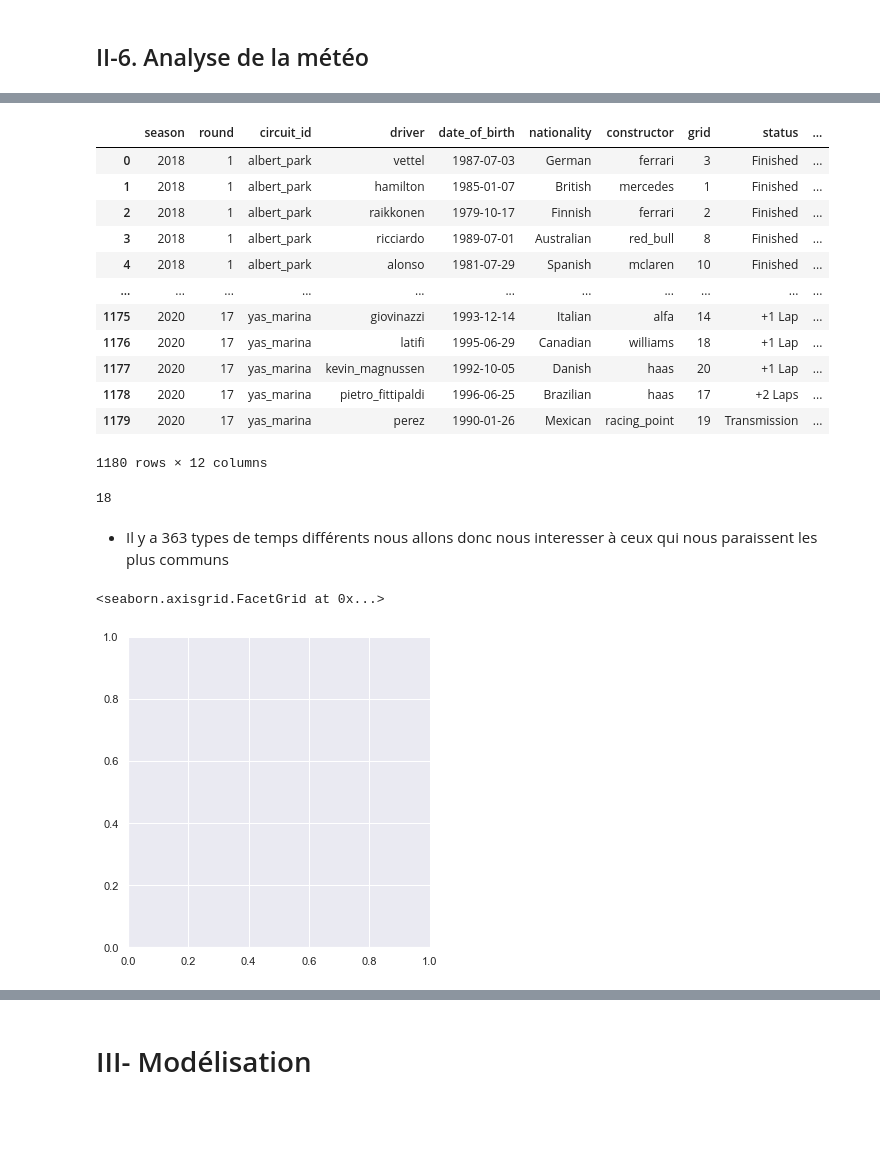
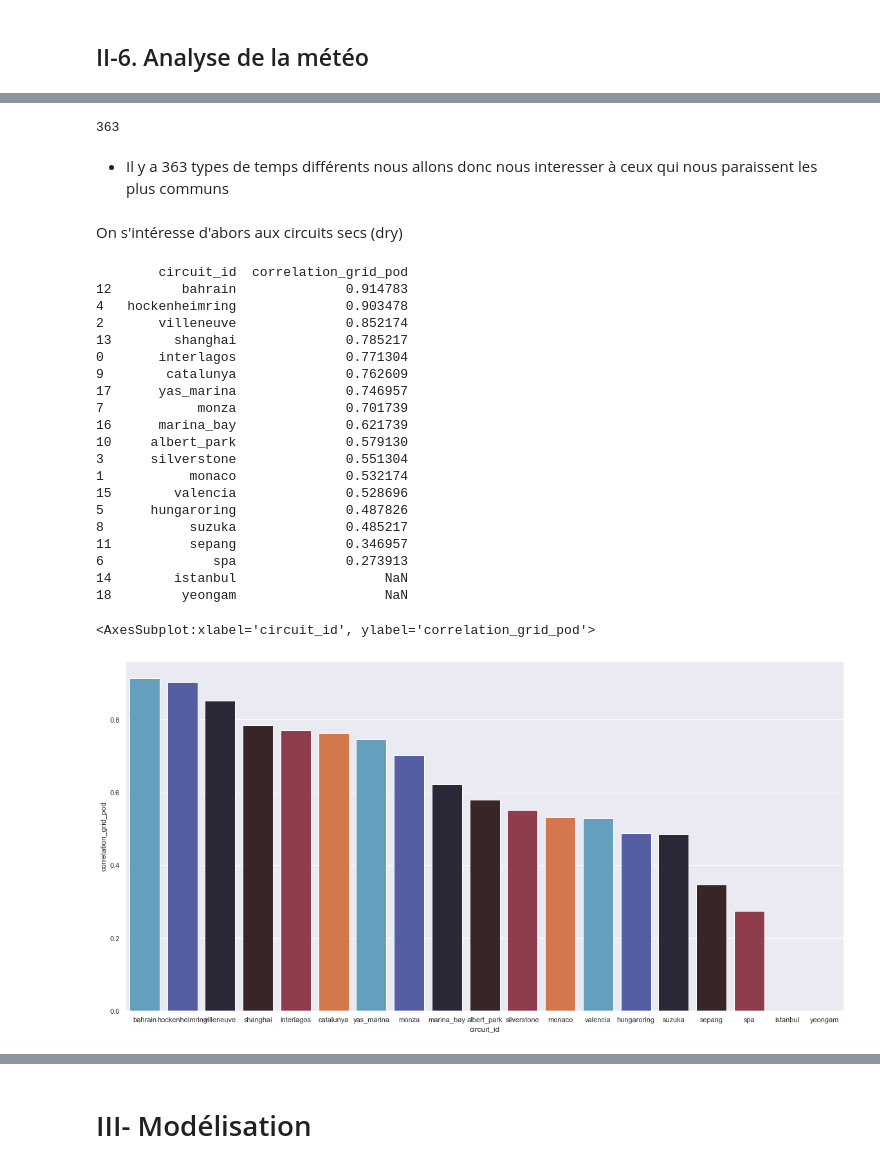
Before and after one commit to IdrissKad/formula1, a Jupyter notebook: final_notebook.ipynb, the cells around one changed output, grey strips where cells are left out. Cells and saved outputs as stored; diff of their text form; code cells hidden in the pictures; blank space fills up the shorter version.

```diff
--- a/final_notebook.ipynb
+++ b/final_notebook.ipynb
@@ -803,31 +837,55 @@ weather_=pd.read_csv('weather.csv')
 # %%
 # On rajoute la météo au dataframe results
-weather_merged = results.merge( weather, how="left", on=["circuit_id","season","round"])
+weather_merged=pd.merge(results, weather_info, how="right", left_on="circuit_id", right_on="circuit_id")
-# %%
-weather_merged
-# %% [output]
-|  | season | round | circuit_id | driver | date_of_birth | nationality | constructor | grid | status | ... |
-| 0 | 2018 | 1 | albert_park | vettel | 1987-07-03 | German | ferrari | 3 | Finished | ... |
-| 1 | 2018 | 1 | albert_park | hamilton | 1985-01-07 | British | mercedes | 1 | Finished | ... |
-| 2 | 2018 | 1 | albert_park | raikkonen | 1979-10-17 | Finnish | ferrari | 2 | Finished | ... |
-| 3 | 2018 | 1 | albert_park | ricciardo | 1989-07-01 | Australian | red_bull | 8 | Finished | ... |
-| 4 | 2018 | 1 | albert_park | alonso | 1981-07-29 | Spanish | mclaren | 10 | Finished | ... |
-| ... | ... | ... | ... | ... | ... | ... | ... | ... | ... | ... |
-| 1175 | 2020 | 17 | yas_marina | giovinazzi | 1993-12-14 | Italian | alfa | 14 | +1 Lap | ... |
-| 1176 | 2020 | 17 | yas_marina | latifi | 1995-06-29 | Canadian | williams | 18 | +1 Lap | ... |
-| 1177 | 2020 | 17 | yas_marina | kevin_magnussen | 1992-10-05 | Danish | haas | 20 | +1 Lap | ... |
-| 1178 | 2020 | 17 | yas_marina | pietro_fittipaldi | 1996-06-25 | Brazilian | haas | 17 | +2 Laps | ... |
-| 1179 | 2020 | 17 | yas_marina | perez | 1990-01-26 | Mexican | racing_point | 19 | Transmission | ... |
-1180 rows × 12 columns
 # %%
 weather_merged["weather"].nunique()
 # %% [output]
-18
+363
 # %% [markdown]
 * Il y a 363 types de temps différents nous allons donc nous interesser à ceux qui nous paraissent les plus communs
-# %%
-df_dry=weather_merged[weather_merged['weather']=='dry']
-sns.relplot(x="grid", y="podium", data=df_dry,hue="circuit_id")
-# %% [output]
-<seaborn.axisgrid.FacetGrid at 0x...>
-[figure, removed]
+# %% [markdown]
+On s'intéresse d'abors aux circuits secs (dry)
+# %%
+results_2010=weather_merged.copy()
+results_2010=results_2010[results_2010["season_x"]>=2010]
+circuits=results_2010[results_2010["season_x"] ==2010]["circuit_id"].unique()
+df=results_2010[results_2010["season_x"] ==2010]
+df_dry=df[df["weather_dry"]==1]
+les_correlations={}
+
+for circuit in circuits:
+    df_dry_1=df_dry[df_dry["circuit_id"]==circuit][['grid',"podium"]]
+    corr=df_dry_1.corr()["podium"][0]
+    les_correlations[circuit]=corr
+
+df_dry_2=pd.DataFrame(list(les_correlations.items()),
+                   columns=['circuit_id', 'correlation_grid_pod'])
+df_dry_2=df_dry_2.sort_values(by='correlation_grid_pod',ascending=False)
+
+print(df_dry_2)
+
+_,(ax1) = plt.subplots(ncols=1)
+sns.barplot(data=df_dry_2, x='circuit_id', y='correlation_grid_pod', ax=ax1, palette=sns.color_palette("icefire"))
+# %% [output]
+        circuit_id  correlation_grid_pod
+12         bahrain              0.914783
+4   hockenheimring              0.903478
+2       villeneuve              0.852174
+13        shanghai              0.785217
+0       interlagos              0.771304
+9        catalunya              0.762609
+17      yas_marina              0.746957
+7            monza              0.701739
+16      marina_bay              0.621739
+10     albert_park              0.579130
+3      silverstone              0.551304
+1           monaco              0.532174
+15        valencia              0.528696
+5      hungaroring              0.487826
+8           suzuka              0.485217
+11          sepang              0.346957
+6              spa              0.273913
+14        istanbul                   NaN
+18         yeongam                   NaN
+<AxesSubplot:xlabel='circuit_id', ylabel='correlation_grid_pod'>
+[figure, added]
```
Also changed, not shown: parts of 9 cells of this notebook.
